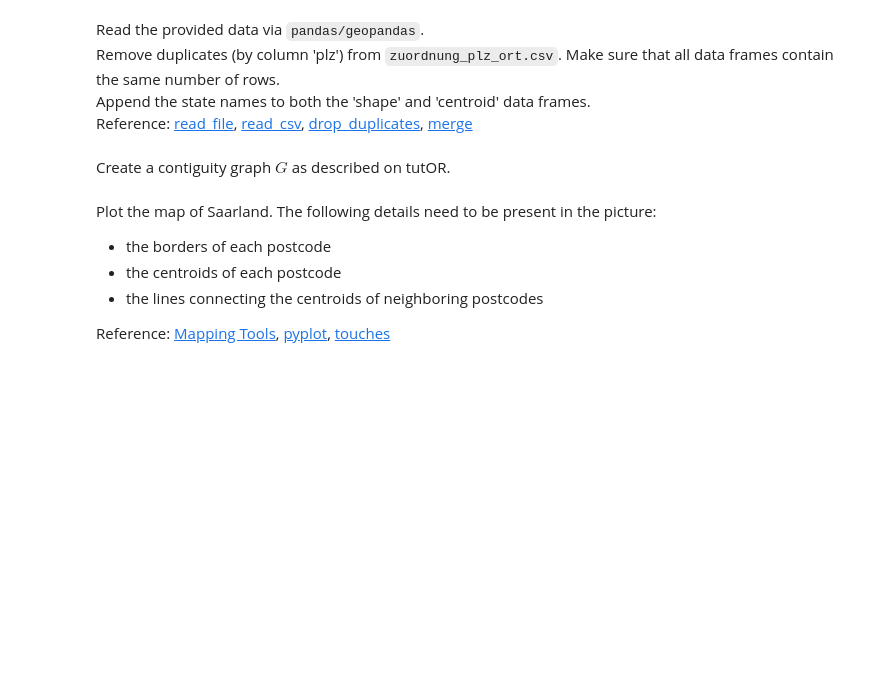
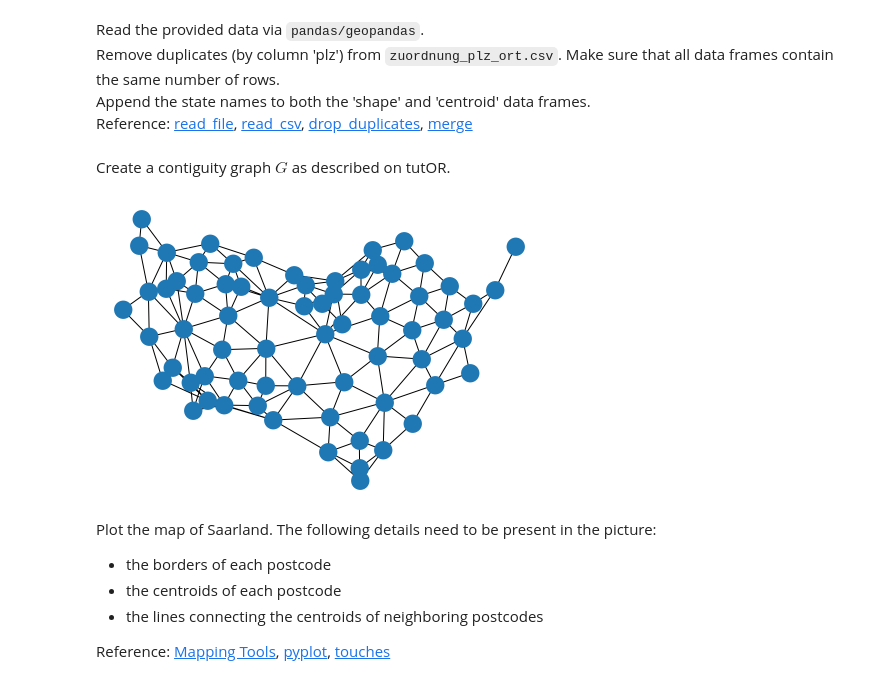
Before and after one commit to MaDolphin/POM, a Jupyter notebook: Assignment/4/Political Districting/political_districting.ipynb, the cells around one changed output. Drawn from its saved outputs; the diff is of its cells as text; code cells hidden in the pictures; blank space fills up the shorter version.

```diff
--- a/Assignment/4/Political Districting/political_districting.ipynb
+++ b/Assignment/4/Political Districting/political_districting.ipynb
@@ -21,8 +21,58 @@ Read the provided data via `pandas/geopandas`.
 Remove duplicates (by column 'plz') from `zuordnung_plz_ort.csv`. Make sure that all data frames contain the same number of rows.
 Append the state names to both the 'shape' and 'centroid' data frames.
 Reference: [read_file](https://geopandas.org/reference/geopandas.read_file.html), [read_csv](https://pandas.pydata.org/pandas-docs/stable/reference/api/pandas.read_csv.html), [drop_duplicates](https://pandas.pydata.org/pandas-docs/stable/reference/api/pandas.DataFrame.drop_duplicates.html), [merge](https://pandas.pydata.org/pandas-docs/stable/reference/api/pandas.merge.html)
+# %%
+df_plz_ort = pd.read_csv('zuordnung_plz_ort.csv')
+df_plz_ort = df_plz_ort.drop_duplicates(subset=['plz'])
+
+df_shape = gpd.read_file('plz-5stellig.shp')
+df_shape['plz'] = df_shape['plz'].astype(int)
+
+df_centroid = gpd.read_file('plz-5stellig-centroid.shp')
+df_centroid['plz'] = df_centroid['plz'].astype(int)
+
+assert len(df_plz_ort) == len(df_shape) == len(df_centroid)
+
+df_shape = df_shape.merge(df_plz_ort[['plz', 'bundesland']], on='plz', how='left')
+df_centroid = df_centroid.merge(df_plz_ort[['plz', 'bundesland']], on='plz', how='left')
+
+# df_shape
 # %% [markdown]
 Create a contiguity graph $G$ as described on tutOR.
+# %%
+G = nx.Graph()
+
+#add nodes
+idx_list = []
+for idx, row in df_shape.iterrows():
+    if row['bundesland'] == 'Saarland':
+        plz = int(row['plz'])
+        num_person = int(row['einwohner'])
+        G.add_node(plz, population=num_person)
+        idx_list.append(idx)
+
+# assert len(df_shape[df_shape['bundesland'] == 'Saarland']) == len(idx_list)
+
+#add edges
+edges = []
+edge_tuples = []
+for i in range(len(idx_list)):
+    for j in range(i+1, len(idx_list)):
+        idx1 = idx_list[i]
+        idx2 = idx_list[j]
+        if df_shape['geometry'][idx1].touches(df_shape['geometry'][idx2]):
+            edges.append((int(df_shape['plz'][idx1]), int(df_shape['plz'][idx2])))
+            # checking item in edge_tuples
+            if (idx1, idx2) not in edge_tuples and (idx2, idx1) not in edge_tuples:
+                edge_tuples.append((idx1, idx2))
+
+G.add_edges_from(edges)
+
+nx.draw(G)
+
+# G.nodes(data=True)
+# %% [output]
+[figure, added]
 # %% [markdown]
 Plot the map of Saarland. The following details need to be present in the picture:
 * the borders of each postcode
```
Also changed, not shown: parts of 19 cells of this notebook, 5 other files.
